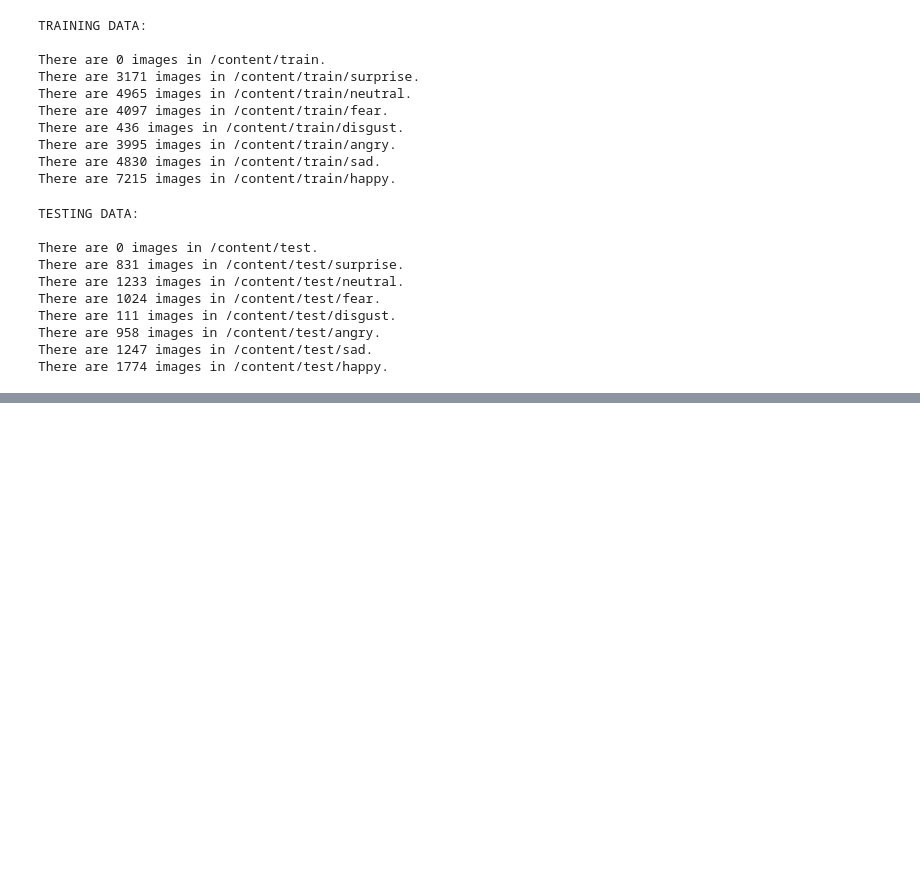
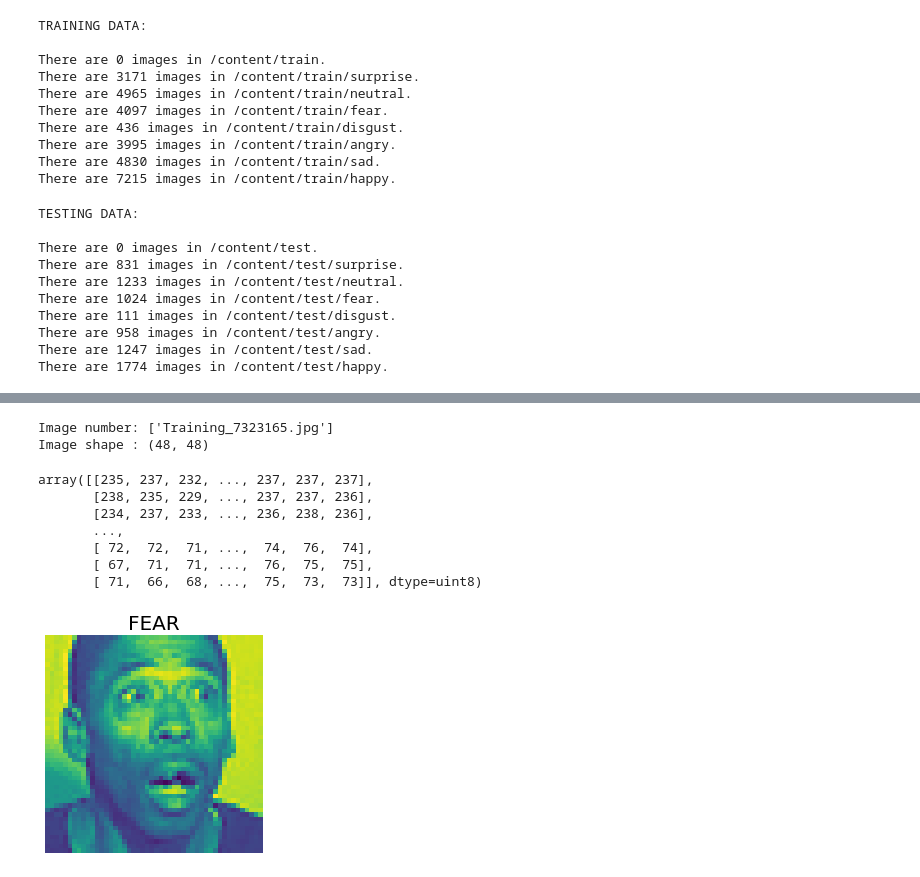
Before and after one commit to Arka1212/Live-Class-Monitoring-System-Face-Emotion-Recognition, a Jupyter notebook: Live_Class_Monitoring_System_(Face_Emotion_Recognition).ipynb, the cells around one changed output, grey strips where cells are left out. Drawn from its saved outputs; the diff is of its cells as text; code cells hidden in the pictures; blank space fills up the shorter version.

```diff
--- a/Live_Class_Monitoring_System_(Face_Emotion_Recognition).ipynb
+++ b/Live_Class_Monitoring_System_(Face_Emotion_Recognition).ipynb
@@ -109,0 +164,15 @@ There are 1774 images in /content/test/happy.
+# %%
+# Viewing random image of 'fear' class.
+view_random_images(target_dir = train_data,
+                   target_class = 'fear')
+# %% [output]
+Image number: ['Training_7323165.jpg']
+Image shape : (48, 48)
+array([[235, 237, 232, ..., 237, 237, 237],
+       [238, 235, 229, ..., 237, 237, 236],
+       [234, 237, 233, ..., 236, 238, 236],
+       ...,
+       [ 72,  72,  71, ...,  74,  76,  74],
+       [ 67,  71,  71, ...,  76,  75,  75],
+       [ 71,  66,  68, ...,  75,  73,  73]], dtype=uint8)
+[figure, added]
```
Also changed, not shown: parts of 9 cells of this notebook.
